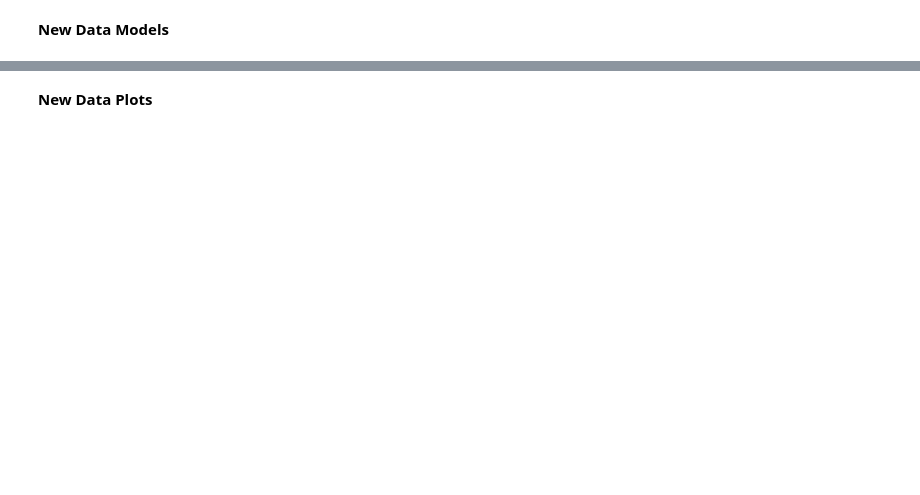
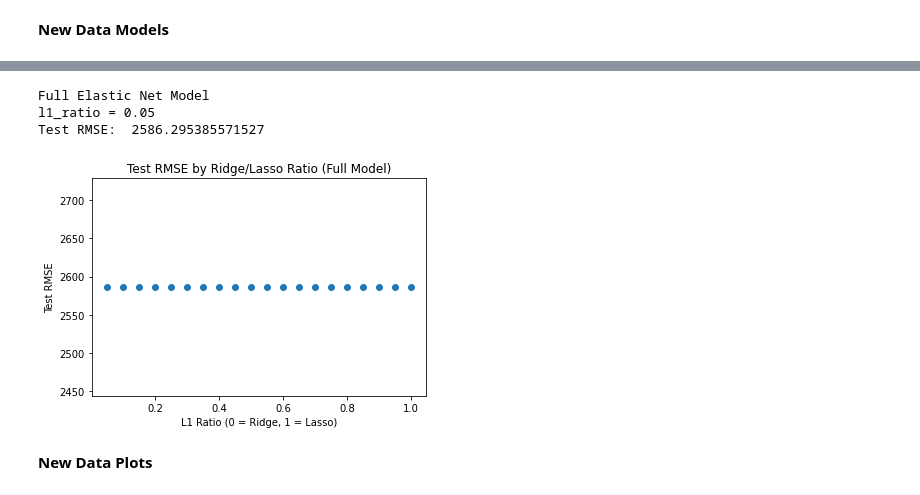
Before and after one commit to ayakkala1/TRI-Capstone, a Jupyter notebook: model_recreation.ipynb, the cells around one changed output, grey strips where cells are left out. Drawn from its saved outputs; the diff is of its cells as text; code cells hidden in the pictures; blank space fills up the shorter version.

```diff
--- a/model_recreation.ipynb
+++ b/model_recreation.ipynb
@@ -873,3 +1067,75 @@ plt.title("Full Model Predicted vs. True Values")
+# %%
+k_fold = 5
+l1_ratios = [i/20 for i in range(1, 21)]   #use this when testing different ratios
+#l1_ratios = [0.8]   #use this when using only the best ratio
+max_iter = 1000000
+random_state = 1
+test_size = 2
+tol = 0.0001
+
+models = []
+y_pred_trains = []
+y_pred_tests = []
+train_rmses = []
+test_rmses = []
+
+for l1_ratio in l1_ratios:
+    elasticnetcv = ElasticNetCV(
+        fit_intercept=True,
+        normalize=False,
+        alphas=None,
+        cv=k_fold,
+        l1_ratio=l1_ratio,
+        max_iter=max_iter,
+    )
+    elasticnetcv.fit(X_train_full, y_train)
+
+    elasticnet_full = ElasticNet(
+        fit_intercept=True,
+        normalize=False,
+        l1_ratio=elasticnetcv.l1_ratio_,
+        alpha=elasticnetcv.alpha_,
+        max_iter=max_iter,
+    )
+
+    elasticnet_full.fit(X_train_full, y_train)
+    y_pred_train_en_full = elasticnet_full.predict(X_train_full)
+    y_pred_test_en_full = elasticnet_full.predict(X_test_full)
+
+    rmse_train_en_full = np.sqrt(mean_squared_error(y_train, y_pred_train_en_full))
+    rmse_test_en_full = np.sqrt(mean_squared_error(y_test, y_pred_test_en_full))
+#     mape_train_en_full = mean_absolute_percentage_error(y_train, y_pred_train_en_full)
+#     mape_test_en_full = mean_absolute_percentage_error(y_test, y_pred_test_en_full)
+
+    models.append(elasticnet_full)
+    y_pred_trains.append(y_pred_train_en_full)
+    y_pred_tests.append(y_pred_test_en_full)
+    train_rmses.append(rmse_train_en_full)
+    test_rmses.append(rmse_test_en_full)
+
+best_model_index = test_rmses.index(min(test_rmses))
+
+elasticnet_full = models[best_model_index]
+y_pred_train_en_full = y_pred_trains[best_model_index]
+y_pred_test_en_full = y_pred_tests[best_model_index]
+rmse_train_full_en = train_rmses[best_model_index]
+rmse_test_full_en = test_rmses[best_model_index]
+l1_ratio_full = l1_ratios[best_model_index]
+
+print("Full Elastic Net Model")
+print("l1_ratio =", l1_ratio_full)
+print("Test RMSE: ", rmse_test_full_en)
+# %% [output]
+Full Elastic Net Model
+l1_ratio = 0.05
+Test RMSE:  2586.295385571527
+# %%
+plt.scatter(l1_ratios, test_rmses)
+plt.title("Test RMSE by Ridge/Lasso Ratio (Full Model)")
+plt.xlabel("L1 Ratio (0 = Ridge, 1 = Lasso)")
+plt.ylabel("Test RMSE");
+# %% [output]
+[figure, added]
 # %% [markdown]
 __New Data Plots__
 # %%
```
Also changed, not shown: parts of 25 cells of this notebook.
